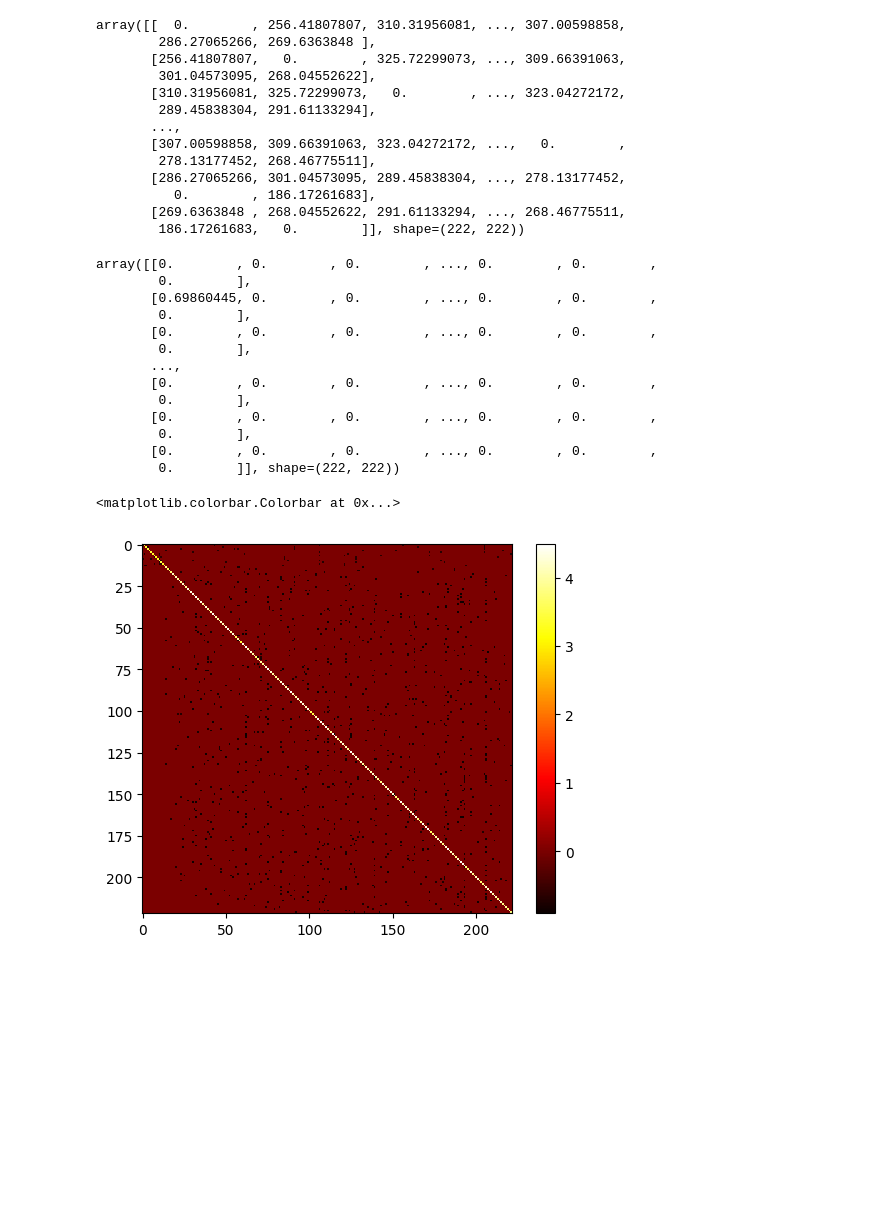
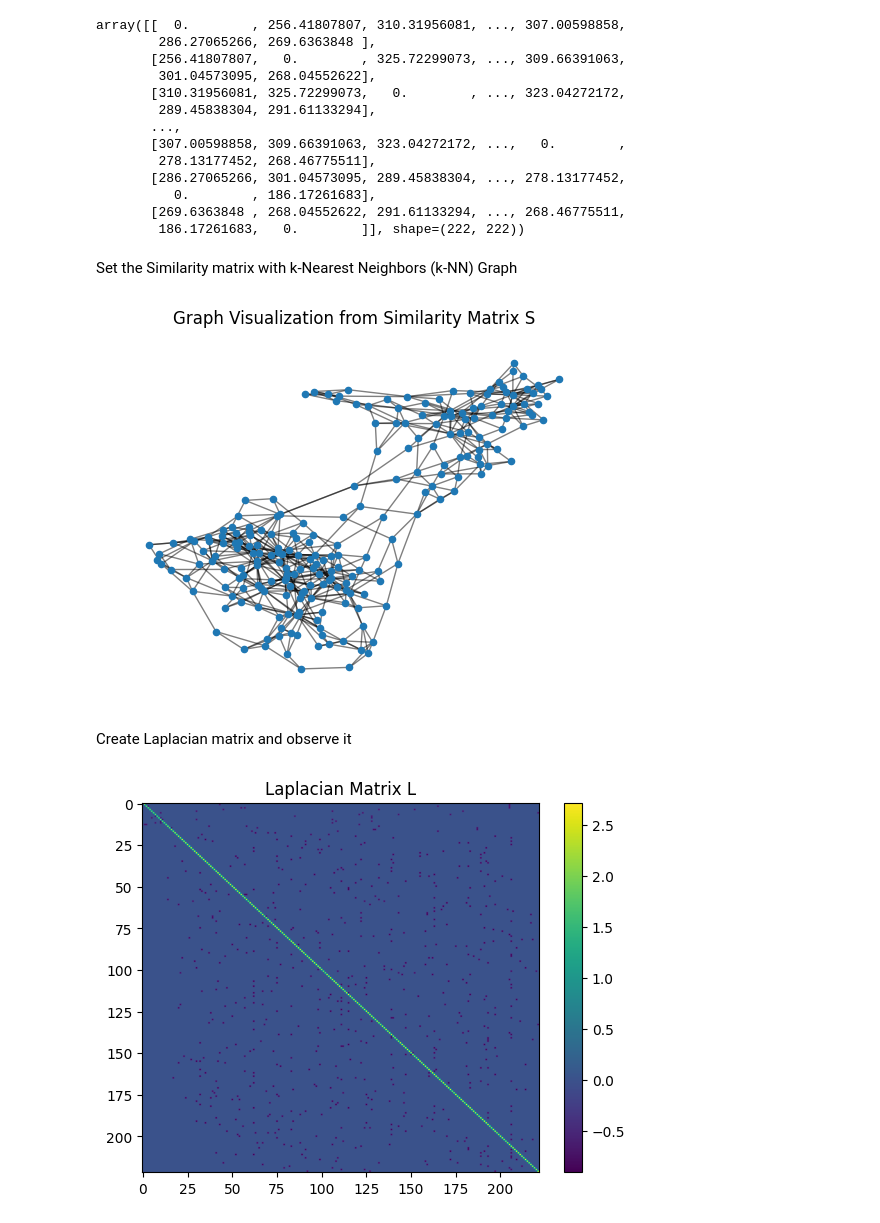
Before and after one commit to Benny0w0Liu/Data_Mining_113-2, a Jupyter notebook: Data_Mining_Final/clustering/Spectral.ipynb, the cells around one changed output. Saved outputs shown, nothing was run; the diff lists cells and outputs as text; code cells hidden in the pictures; blank space fills up the shorter version.

```diff
--- a/Data_Mining_Final/clustering/Spectral.ipynb
+++ b/Data_Mining_Final/clustering/Spectral.ipynb
@@ -46,33 +35,32 @@ array([[  0.        , 256.41807807, 310.31956081, ..., 307.00598858,
           0.        , 186.17261683],
        [269.6363848 , 268.04552622, 291.61133294, ..., 268.46775511,
         186.17261683,   0.        ]], shape=(222, 222))
+# %% [markdown]
+Set the Similarity matrix with k-Nearest Neighbors (k-NN) Graph
 # %%
-k = 5 # Number of nearest neighbors
+k = 3 # Number of nearest neighbors
 S = np.zeros((n,n))
 for i in range(n):
     neighbors = np.argsort(dis[i])[1:k+1]  # Skip index 0 (self)
     for j in neighbors:
         S[i][j] = np.exp(-dis[i][j]**2 / (2 * np.median(dis[i])**2))
-S
+
+G = nx.from_numpy_array(S)
+pos = nx.spring_layout(G)
+nx.draw_networkx_nodes(G, pos, node_size=20)
+nx.draw_networkx_edges(G, pos, alpha=0.5)
+plt.title("Graph Visualization from Similarity Matrix S")
+plt.axis('off')
+plt.show()
 # %% [output]
-array([[0.        , 0.        , 0.        , ..., 0.        , 0.        ,
-        0.        ],
-       [0.69860445, 0.        , 0.        , ..., 0.        , 0.        ,
-        0.        ],
-       [0.        , 0.        , 0.        , ..., 0.        , 0.        ,
-        0.        ],
-       ...,
-       [0.        , 0.        , 0.        , ..., 0.        , 0.        ,
-        0.        ],
-       [0.        , 0.        , 0.        , ..., 0.        , 0.        ,
-        0.        ],
-       [0.        , 0.        , 0.        , ..., 0.        , 0.        ,
-        0.        ]], shape=(222, 222))
+[figure, added]
+# %% [markdown]
+Create Laplacian matrix and observe it
 # %%
 D = np.diag(np.sum(S, axis=1))
 L = D - S
-plt.imshow(L, cmap='hot', interpolation='nearest')
-plt.colorbar()
+eigenvalues, eigenvectors = np.linalg.eig(L)
+U= eigenvectors[:, np.argsort(eigenvalues)[:k]]  # Get the first k eigenvectors
+norm = np.linalg.norm(U, axis=1, keepdims=True)
+norm[norm == 0] = 1  # Avoid division by zero
+U = U / norm
-# %% [output]
-<matplotlib.colorbar.Colorbar at 0x...>
-[figure, removed]
@@ -84,0 +67,8 @@ U = U / norm
+# %%
+plt.figure()
+plt.imshow(L, cmap='viridis', aspect='auto')
+plt.colorbar()
+plt.title("Laplacian Matrix L")
+plt.show()
+# %% [output]
+[figure, added]
```
Also changed, not shown: parts of 14 cells of this notebook, 2 other files.
